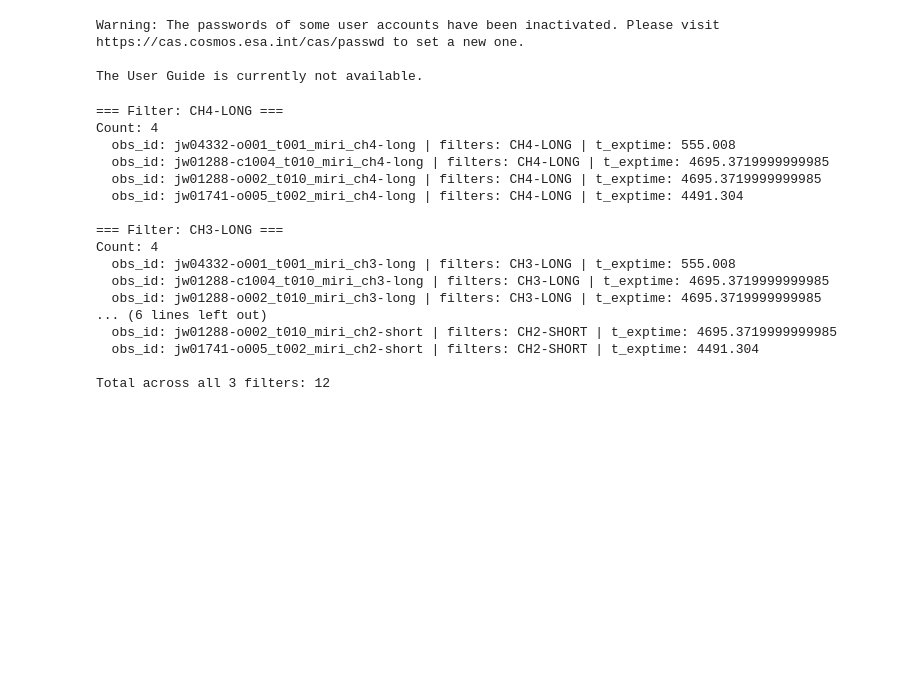
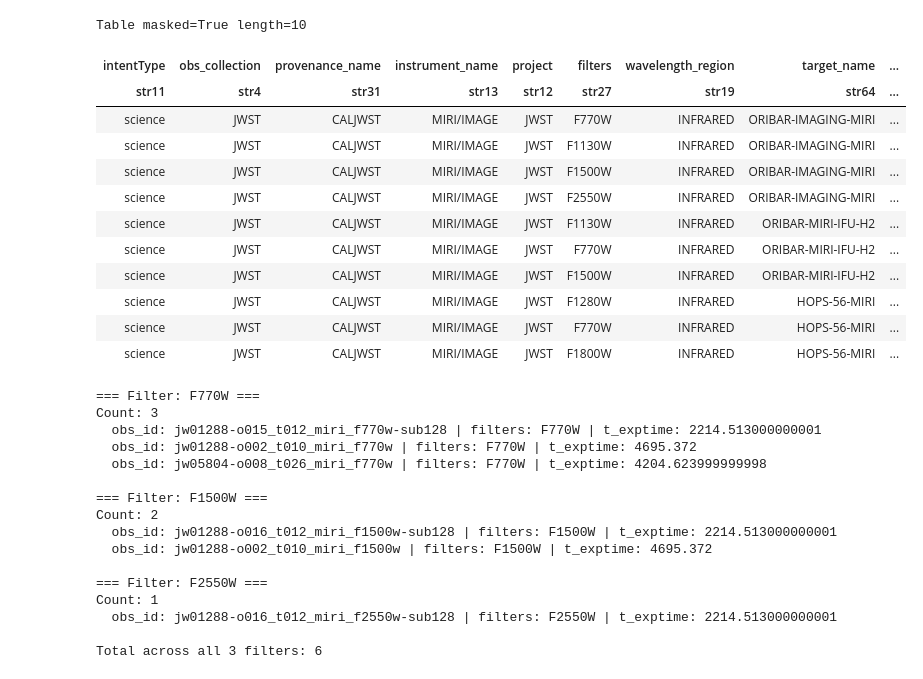
Before and after one commit to osnow07/Astron_1221_Project_2, a Jupyter notebook: Working_draft.ipynb, the cells around one changed output. Drawn from its saved outputs; the diff is of its cells as text; code cells hidden in the pictures; blank space fills up the shorter version.

```diff
--- a/Working_draft.ipynb
+++ b/Working_draft.ipynb
@@ -7,44 +7,54 @@ from astropy.coordinates import SkyCoord
 import astropy.units as u
 from astroquery.mast import Observations, Mast
 from pprint import pprint
-from astroquery.esa.jwst import Jwst as jwst
 import os
 mast = Mast()
 
-# Resolve a single object
 target_name = "M42"
 
-# coord = SkyCoord(ra=53, dec=-27, unit=(u.degree, u.degree), frame='icrs')
-width = u.Quantity(.1, u.deg)
-height = u.Quantity(.1, u.deg)
-result = jwst.query_target(target_name=target_name, width=width, height=height)
-result
-
-# from astroquery.mast import Observations
-
+# Step 1: Query the region
 obs = Observations.query_object(
     target_name,
     radius="0.1 deg"
 )
+
+# Step 2: Filter for MIRI images only
+obs = Observations.query_object(target_name, radius="0.1 deg")
+
+# Filter using standard astropy table boolean masking
+miri_obs = obs[
+    (obs['instrument_name'] == 'MIRI/IMAGE') &
+    (obs['dataproduct_type'] == 'image') &
+    (obs['obs_collection'] == 'JWST') &
+    (obs['dataRights'] == 'PUBLIC')
+]
-# %% [output]
-Warning: The passwords of some user accounts have been inactivated. Please visit https://cas.cosmos.esa.int/cas/passwd to set a new one.
-
-The User Guide is currently not available.
+# %%
+miri_obs
+# %% [output]
+Table masked=True length=10
+| intentType | obs_collection | provenance_name | instrument_name | project | filters | wavelength_region | target_name | ... |
+| str11 | str4 | str31 | str13 | str12 | str27 | str19 | str64 | ... |
+| science | JWST | CALJWST | MIRI/IMAGE | JWST | F770W | INFRARED | ORIBAR-IMAGING-MIRI | ... |
+| science | JWST | CALJWST | MIRI/IMAGE | JWST | F1130W | INFRARED | ORIBAR-IMAGING-MIRI | ... |
+| science | JWST | CALJWST | MIRI/IMAGE | JWST | F1500W | INFRARED | ORIBAR-IMAGING-MIRI | ... |
+| science | JWST | CALJWST | MIRI/IMAGE | JWST | F2550W | INFRARED | ORIBAR-IMAGING-MIRI | ... |
+| science | JWST | CALJWST | MIRI/IMAGE | JWST | F1130W | INFRARED | ORIBAR-MIRI-IFU-H2 | ... |
+| science | JWST | CALJWST | MIRI/IMAGE | JWST | F770W | INFRARED | ORIBAR-MIRI-IFU-H2 | ... |
+| science | JWST | CALJWST | MIRI/IMAGE | JWST | F1500W | INFRARED | ORIBAR-MIRI-IFU-H2 | ... |
+| science | JWST | CALJWST | MIRI/IMAGE | JWST | F1280W | INFRARED | HOPS-56-MIRI | ... |
+| science | JWST | CALJWST | MIRI/IMAGE | JWST | F770W | INFRARED | HOPS-56-MIRI | ... |
+| science | JWST | CALJWST | MIRI/IMAGE | JWST | F1800W | INFRARED | HOPS-56-MIRI | ... |
 # %%
 # Filter for MIRI/IFU public observations
-filtered_base = obs[
-    (obs['instrument_name'] == 'MIRI/IFU') &
-    (obs['dataRights'] == 'PUBLIC')
-]
 
 # Define the three filters of interest
-target_filters = ['CH4-LONG', 'CH3-LONG', 'CH2-SHORT']
+target_filters = ['F770W', 'F1500W', 'F2550W']
 
 # Create a dictionary to hold results per filter
 filtered_by_filter = {}
 
 for f in target_filters:
-    filtered_by_filter[f] = filtered_base[filtered_base['filters'] == f]
+    filtered_by_filter[f] = miri_obs[miri_obs['filters'] == f]
 
 # Print summary
 for f, data in filtered_by_filter.items():
@@ -59,23 +69,22 @@ from astropy.table import vstack
 all_filtered = vstack([filtered_by_filter[f] for f in target_filters if len(filtered_by_filter[f]) > 0])
 print(f"\nTotal across all 3 filters: {len(all_filtered)}")
 # %% [output]
-=== Filter: CH4-LONG ===
-Count: 4
-  obs_id: jw04332-o001_t001_miri_ch4-long | filters: CH4-LONG | t_exptime: 555.008
-  obs_id: jw01288-c1004_t010_miri_ch4-long | filters: CH4-LONG | t_exptime: 4695.3719999999985
-  obs_id: jw01288-o002_t010_miri_ch4-long | filters: CH4-LONG | t_exptime: 4695.3719999999985
-  obs_id: jw01741-o005_t002_miri_ch4-long | filters: CH4-LONG | t_exptime: 4491.304
+=== Filter: F770W ===
+Count: 3
+  obs_id: jw01288-o015_t012_miri_f770w-sub128 | filters: F770W | t_exptime: 2214.513000000001
+  obs_id: jw01288-o002_t010_miri_f770w | filters: F770W | t_exptime: 4695.372
+  obs_id: jw05804-o008_t026_miri_f770w | filters: F770W | t_exptime: 4204.623999999998
 
-=== Filter: CH3-LONG ===
-Count: 4
-  obs_id: jw04332-o001_t001_miri_ch3-long | filters: CH3-LONG | t_exptime: 555.008
-  obs_id: jw01288-c1004_t010_miri_ch3-long | filters: CH3-LONG | t_exptime: 4695.3719999999985
-  obs_id: jw01288-o002_t010_miri_ch3-long | filters: CH3-LONG | t_exptime: 4695.3719999999985
-... (6 lines left out)
-  obs_id: jw01288-o002_t010_miri_ch2-short | filters: CH2-SHORT | t_exptime: 4695.3719999999985
-  obs_id: jw01741-o005_t002_miri_ch2-short | filters: CH2-SHORT | t_exptime: 4491.304
+=== Filter: F1500W ===
+Count: 2
+  obs_id: jw01288-o016_t012_miri_f1500w-sub128 | filters: F1500W | t_exptime: 2214.513000000001
+  obs_id: jw01288-o002_t010_miri_f1500w | filters: F1500W | t_exptime: 4695.372
 
-Total across all 3 filters: 12
+=== Filter: F2550W ===
+Count: 1
+  obs_id: jw01288-o016_t012_miri_f2550w-sub128 | filters: F2550W | t_exptime: 2214.513000000001
+
+Total across all 3 filters: 6
 # %%
 for f in target_filters:
     filter_obs = all_filtered[all_filtered['filters'] == f]
```
Also changed, not shown: parts of 4 cells of this notebook.
